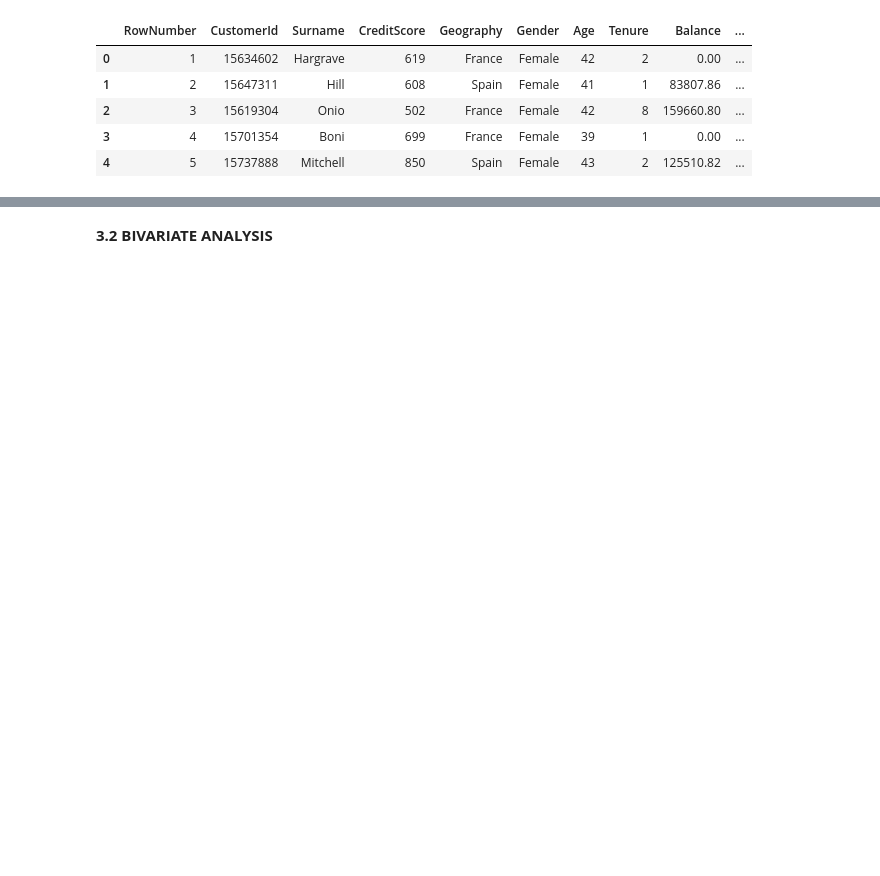
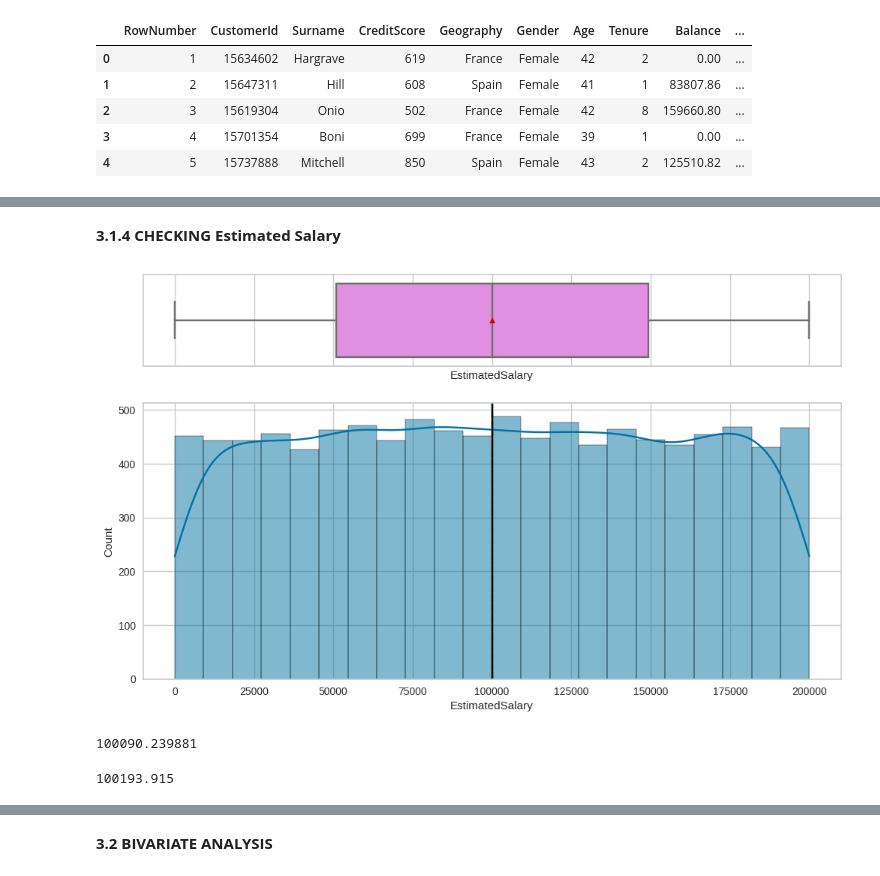
Before and after one commit to muratgguzel/AIML-DeepNN_Project7-BankChurnPrediction, a Jupyter notebook: Murat_Goksenin_Guzel_Project7_v1_1.ipynb, the cells around one changed output, grey strips where cells are left out. Drawn from its saved outputs; the diff is of its cells as text; code cells hidden in the pictures; blank space fills up the shorter version.

```diff
--- a/Murat_Goksenin_Guzel_Project7_v1_1.ipynb
+++ b/Murat_Goksenin_Guzel_Project7_v1_1.ipynb
@@ -514,0 +483,14 @@ data_EDA["Total_calls_made"].median()
+# %% [markdown]
+**3.1.4** **CHECKING Estimated Salary**
+# %%
+histogram_boxplot(data_EDA,"EstimatedSalary",kde=True)
+# %% [output]
+[figure, added]
+# %%
+data_EDA["EstimatedSalary"].mean()
+# %% [output]
+100090.239881
+# %%
+data_EDA["EstimatedSalary"].median()
+# %% [output]
+100193.915
```
Also changed, not shown: parts of 47 cells of this notebook.
